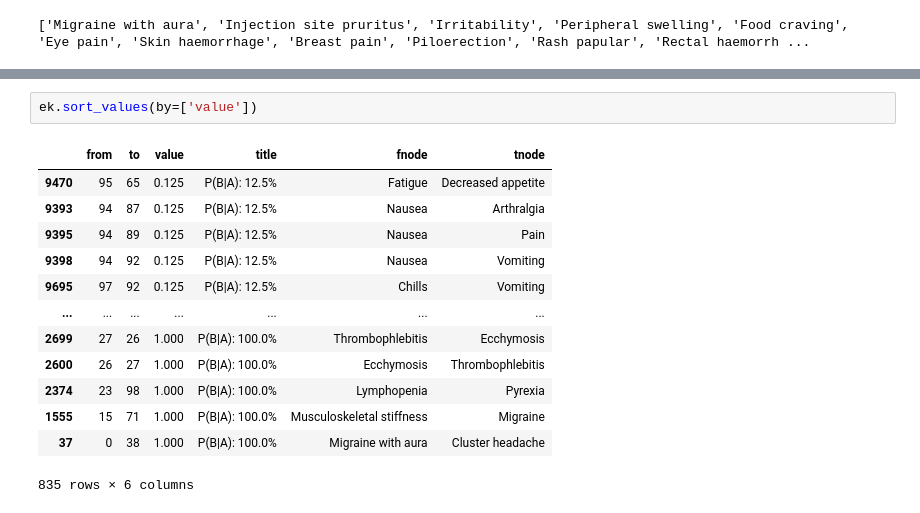
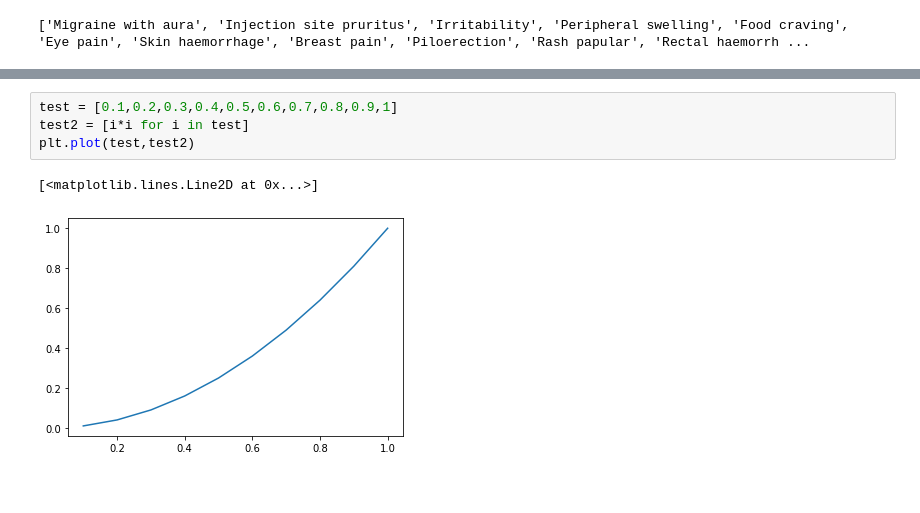
Before and after one commit to icemeister2k/icemeister2k.github.io, a Jupyter notebook: scripts/EMA_network.ipynb, the cells around one changed output, grey strips where cells are left out. Saved outputs shown, nothing was run; the diff lists cells and outputs as text.

```diff
--- a/scripts/EMA_network.ipynb
+++ b/scripts/EMA_network.ipynb
@@ -254,16 +232,7 @@ with open('../networkdata/network_kids.json', 'w') as f:
 # %%
-ek.sort_values(by=['value'])
+test = [0.1,0.2,0.3,0.4,0.5,0.6,0.7,0.8,0.9,1]
+test2 = [i*i for i in test]
+plt.plot(test,test2)
 # %% [output]
-|  | from | to | value | title | fnode | tnode |
-| 9470 | 95 | 65 | 0.125 | P(B|A): 12.5% | Fatigue | Decreased appetite |
-| 9393 | 94 | 87 | 0.125 | P(B|A): 12.5% | Nausea | Arthralgia |
-| 9395 | 94 | 89 | 0.125 | P(B|A): 12.5% | Nausea | Pain |
-| 9398 | 94 | 92 | 0.125 | P(B|A): 12.5% | Nausea | Vomiting |
-| 9695 | 97 | 92 | 0.125 | P(B|A): 12.5% | Chills | Vomiting |
-| ... | ... | ... | ... | ... | ... | ... |
-| 2699 | 27 | 26 | 1.000 | P(B|A): 100.0% | Thrombophlebitis | Ecchymosis |
-| 2600 | 26 | 27 | 1.000 | P(B|A): 100.0% | Ecchymosis | Thrombophlebitis |
-| 2374 | 23 | 98 | 1.000 | P(B|A): 100.0% | Lymphopenia | Pyrexia |
-| 1555 | 15 | 71 | 1.000 | P(B|A): 100.0% | Musculoskeletal stiffness | Migraine |
-| 37 | 0 | 38 | 1.000 | P(B|A): 100.0% | Migraine with aura | Cluster headache |
-835 rows × 6 columns
+[<matplotlib.lines.Line2D at 0x...>]
+[figure, added]
```
Also changed, not shown: parts of 6 cells of this notebook.
